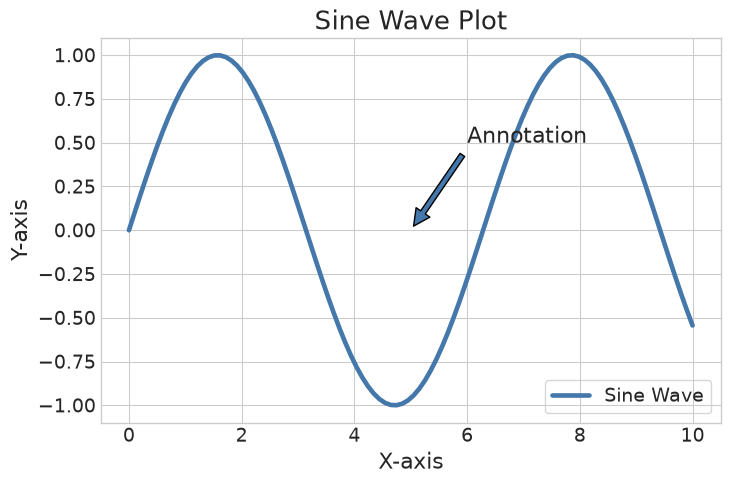
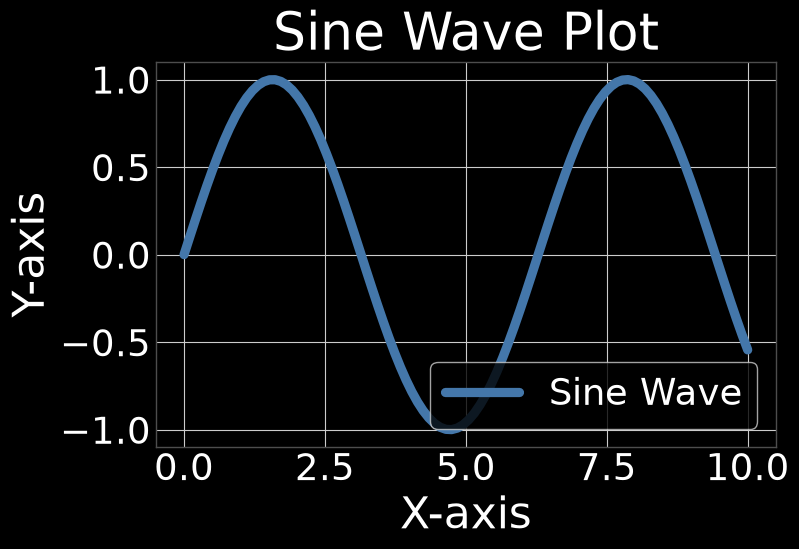
The change to this notebook cell's code, shown as a diff; its figure went from the first image to the second:
--- before
+++ after
@@ -1,3 +1,5 @@
-scientifig.use_style("paper", width=1, background="transparent")
+# basic demo of using scientifig to create a plot with a custom style
+
+scientifig.use_style("paper", width=0.5, background="black")
 fig, ax = scientifig.create_figure()
 
@@ -10,12 +12,8 @@
 ax.set_ylabel("Y-axis")
 
-ax.annotate(
-    "Annotation",
-    xy=(5, 0),
-    xytext=(6, 0.5),
-    arrowprops=dict(shrink=0.05),
-)
+
 # add legend at top right
 plt.legend(loc="lower right")
-scientifig.savefig(fig, "testplots/sine_wave_plot.png")
+# scientifig.reset_style()
+# scientifig.savefig(fig, "testplots/sine_wave_plot")
 plt.show()

Commit: introduce reset_style and apply_style